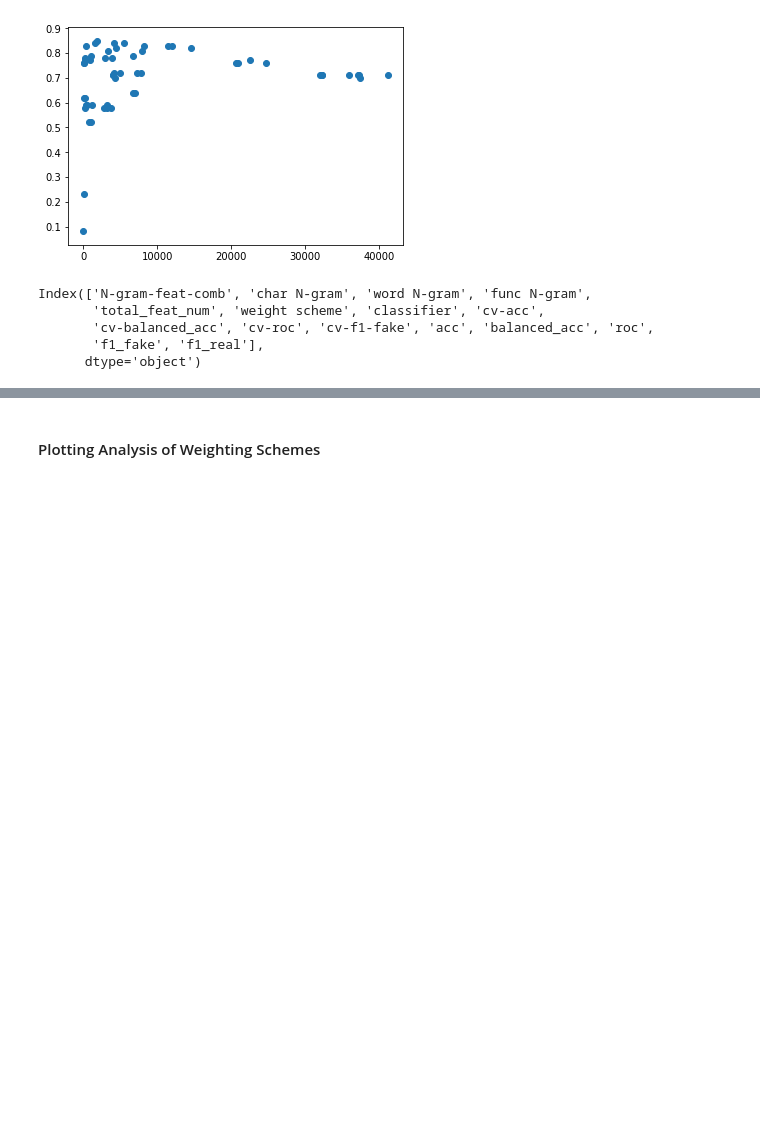
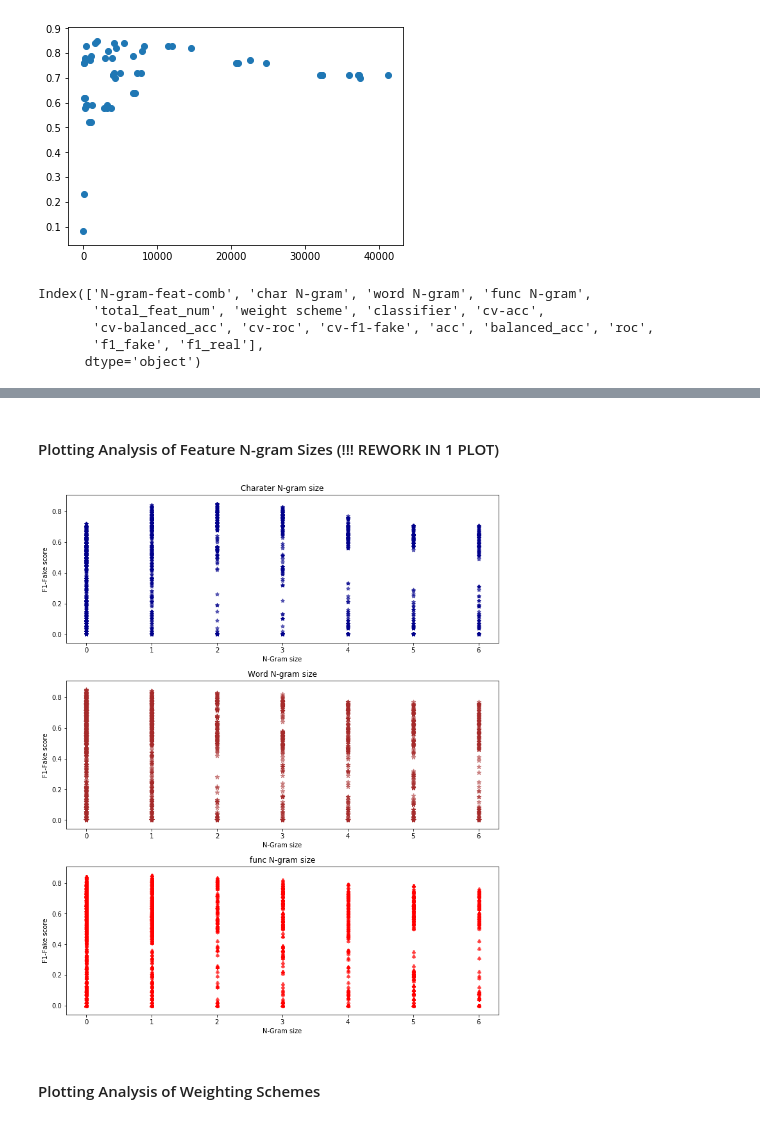
Before and after one commit to MaazAmjad/Urdu_Fake_News, a Jupyter notebook: ResultAnalysis.ipynb, the cells around one changed output, grey strips where cells are left out. Drawn from its saved outputs; the diff is of its cells as text; code cells hidden in the pictures; blank space fills up the shorter version.

```diff
--- a/ResultAnalysis.ipynb
+++ b/ResultAnalysis.ipynb
@@ -616,4 +608,33 @@ none (tf)    480
 Name: weight scheme, dtype: int64
+# %% [markdown]
+#### Plotting Analysis of Feature N-gram Sizes  (!!! REWORK IN 1 PLOT)
+# %%
+from matplotlib import pyplot as plt
+
+figure, ax = plt.subplots(ncols=1, nrows=3, figsize=(10, 12), constrained_layout=True)
+
+
+ax[0].scatter(results['char N-gram'], results['f1_fake'], alpha=0.6, color='darkblue', marker=(5, 1))
+ax[0].set_title('Charater N-gram size')
+ax[0].set_xlabel('N-Gram size')
+ax[0].set_ylabel('F1-Fake score')
+
+
+
+ax[1].scatter(results['word N-gram'], results['f1_fake'], alpha=0.6, color='brown', marker=(5, 2))
+ax[1].set_title('Word N-gram size')
+ax[1].set_xlabel('N-Gram size')
+ax[1].set_ylabel('F1-Fake score')
+
+
+ax[2].scatter(results['func N-gram'], results['f1_fake'], alpha=0.6, color='red', marker=r'$\clubsuit$')
+ax[2].set_title('func N-gram size')
+ax[2].set_xlabel('N-Gram size')
+ax[2].set_ylabel('F1-Fake score')
+
+figure.savefig('Ngram.png')
+# %% [output]
+[figure, added]
 # %% [markdown]
 #### Plotting Analysis of Weighting Schemes
 # %%
```
Also changed, not shown: parts of 10 cells of this notebook.
